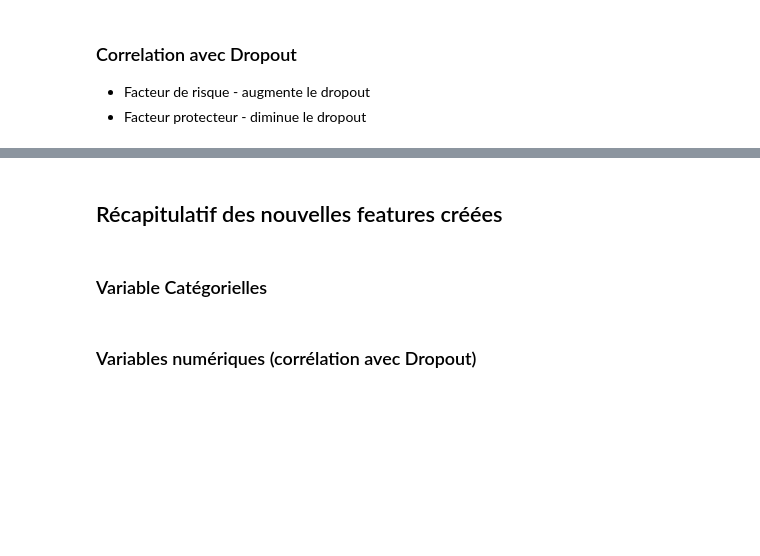
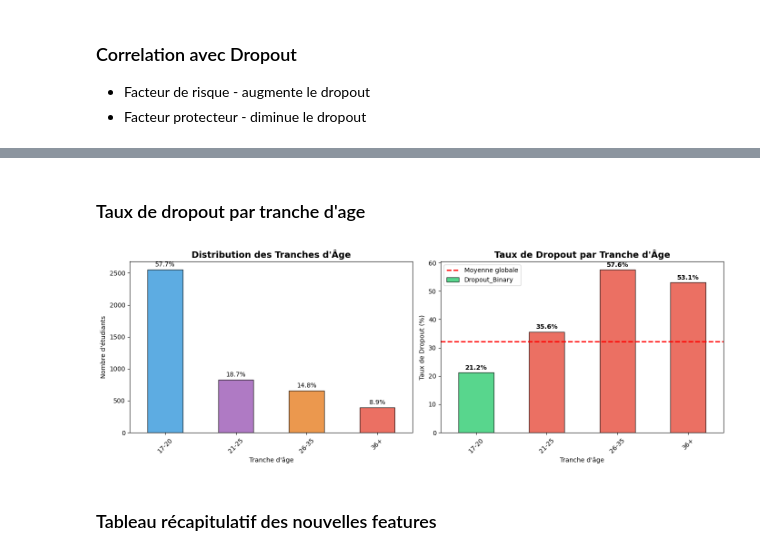
Before and after one commit to matrixise/alyra-ai-ml, a Jupyter notebook: notebooks/eda_minimal.ipynb, the cells around one changed output, grey strips where cells are left out. Drawn from its saved outputs; the diff is of its cells as text; code cells hidden in the pictures; blank space fills up the shorter version.

```diff
--- a/notebooks/eda_minimal.ipynb
+++ b/notebooks/eda_minimal.ipynb
@@ -590,5 +757,5 @@ for var, labels in binary_vars:
     rates = results_df[results_df["Variable"] == var]["Taux Dropout (%)"].values
     if len(rates) == 2 and abs(rates[0] - rates[1]) > 5:
         higher = labels[0] if rates[0] > rates[1] else labels[1]
-        diff = abs(rates[0] - rates[1])
-        print(f"- {var}: '{higher}' → +{diff:.1f}% de dropout")
+        diff = abs(rates[0] - rates[1]) / 100.0
+        print(f"- {var}: '{higher}' => {diff:+.1%} de dropout")
@@ -977,12 +1168,2 @@ display(dropout_corr_top10[dropout_corr_top10["correlation"].abs() > 0.1])
 # %%
-# Création de la nouvelle variable
-df["Age_Group"] = pd.cut(
-    df["Age at enrollment"],
-    bins=[0, 20, 25, 35, 100],
-    labels=["17-20", "21-25", "26-35", "36+"],
-)
-
-age_counts = df["Age_Group"].value_counts(dropna=False)
-age_pct = df["Age_Group"].value_counts(normalize=True, dropna=False)
-
-pd.concat([age_counts, age_pct], axis=1, keys=["count", "percentage"])
+display(dropout_corr_top10[dropout_corr_top10["correlation"].abs() > 0.1])
@@ -1044,14 +1226,55 @@ df = prepare_feature_engineering(df)
 # %% [markdown]
-## Récapitulatif des nouvelles features créées
+### Taux de dropout par tranche d'age
 # %%
-# Liste des nouvelles features avec leurs statistiques
-new_categorial_features = ["Age_Group", "Marital_Binary", "Education_Level", "Course_Domain"]
-new_numerical_features = [
-    "Success_Rate_Sem1",
-    "Success_Rate_Sem2",
-    "Avg_Grade",
-    "Total_Approved",
-    "Performance_Trend",
+dropout_by_age = (
+    df.groupby("Age_Group", observed=True)["Dropout_Binary"]
+    .apply(lambda x: (x == "Dropout").mean() * 100)
+    .sort_index()
+)
+
+# Visualisation
+fig, axes = plt.subplots(1, 2, figsize=(14, 5))
+
+# Distribution des tranches d'âge
+colors = ["#3498db", "#9b59b6", "#e67e22", "#e74c3c"]
+ax1 = axes[0]
+age_dist = df["Age_Group"].value_counts().sort_index()
+age_dist.plot(kind="bar", ax=ax1, color=colors, edgecolor="black", alpha=0.8)
+ax1.set_title("Distribution des Tranches d'Âge", fontsize=14, fontweight="bold")
+ax1.set_xlabel("Tranche d'âge")
+ax1.set_ylabel("Nombre d'étudiants")
+ax1.tick_params(axis="x", rotation=45)
+
+# Ajouter les pourcentages sur les barres
+for i, (idx, val) in enumerate(age_dist.items()):
+    ax1.text(i, val + 50, f"{val / len(df) * 100:.1f}%", ha="center", fontsize=10)
+
+# Taux de dropout par tranche
+ax2 = axes[1]
+colors_dropout = [
+    "#2ecc71" if r < 30 else "#f39c12" if r < 35 else "#e74c3c" for r in dropout_by_age
 ]
+dropout_by_age.plot(kind="bar", ax=ax2, color=colors_dropout, edgecolor="black", alpha=0.8)
+ax2.axhline(
+    y=df["Dropout_Binary"].apply(lambda x: x == "Dropout").mean() * 100,
+    color="red",
+    linestyle="--",
+    linewidth=2,
+    label="Moyenne globale",
+)
+ax2.set_title("Taux de Dropout par Tranche d'Âge", fontsize=14, fontweight="bold")
+ax2.set_xlabel("Tranche d'âge")
+ax2.set_ylabel("Taux de Dropout (%)")
+ax2.tick_params(axis="x", rotation=45)
+ax2.legend()
+
+# Ajouter les valeurs sur les barres
+for i, (idx, val) in enumerate(dropout_by_age.items()):
+    ax2.text(i, val + 1, f"{val:.1f}%", ha="center", fontsize=10, fontweight="bold")
+
+plt.tight_layout()
+plt.show()
+# %% [output]
+[figure, added]
 # %% [markdown]
-### Variable Catégorielles
+### Tableau récapitulatif des nouvelles features
@@ -1067,2 +1280,0 @@ for feat in new_categorial_features:
-# %% [markdown]
-### Variables numériques (corrélation avec Dropout)
```
Also changed, not shown: parts of 106 cells of this notebook, 3 other files.
